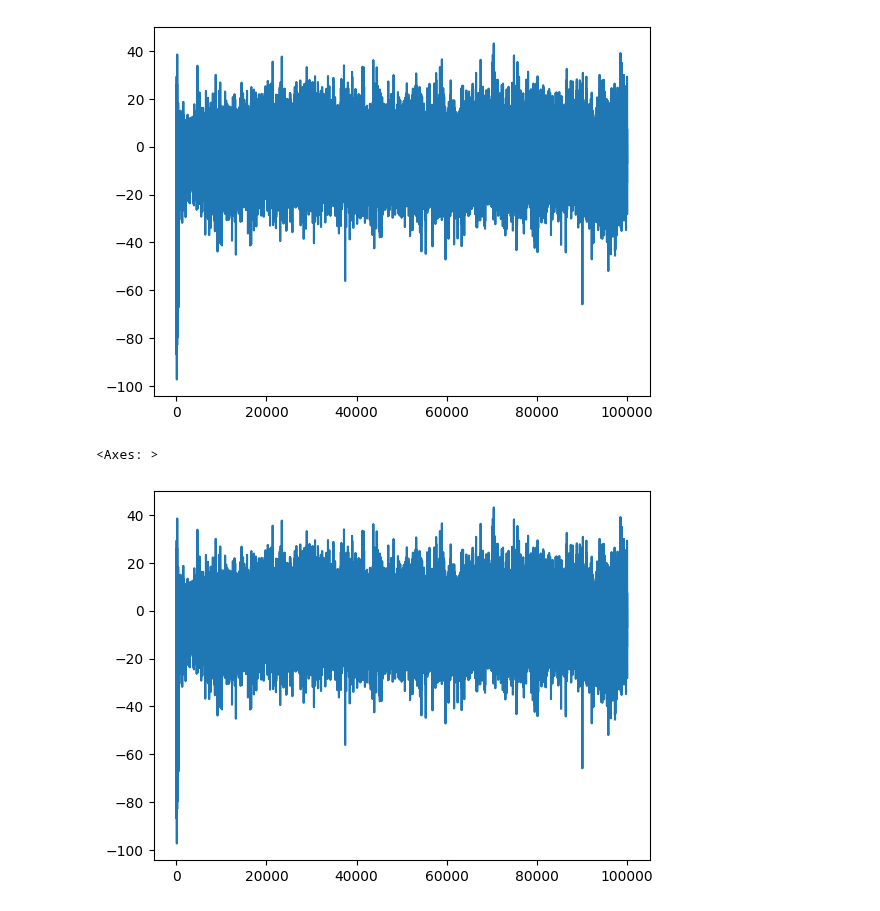
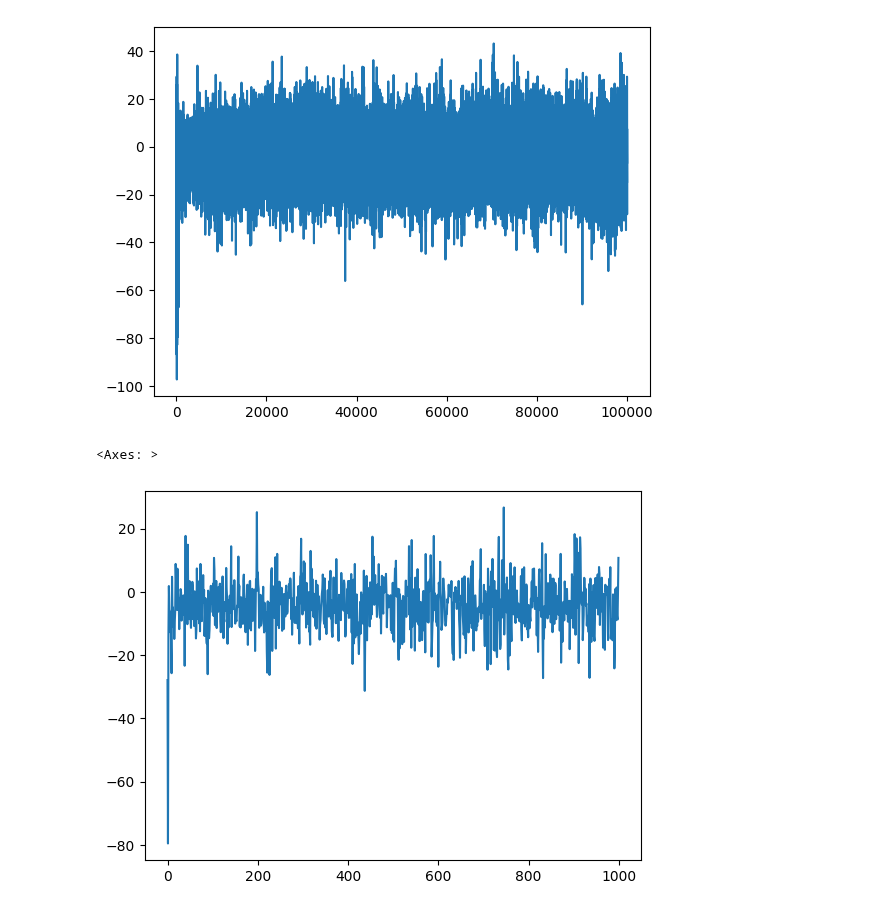
Before and after one commit to Kikuru29/WorldModel2023, a Jupyter notebook: otk/AgileRL-MATD3/simple_adversary_v3/nb-show-fitness.ipynb, the cells around one changed output. Drawn from its saved outputs; the diff is of its cells as text; code cells hidden in the pictures.

```diff
--- a/otk/AgileRL-MATD3/simple_adversary_v3/nb-show-fitness.ipynb
+++ b/otk/AgileRL-MATD3/simple_adversary_v3/nb-show-fitness.ipynb
@@ -64,7 +66,7 @@ plt.plot(scores[0][0:-1])
 [<matplotlib.lines.Line2D at 0x...>]
 [figure]
 # %%
-sns.lineplot(scores[0][0:-1], errorbar=('ci', 95))
+sns.lineplot(scores[0][0:-1:100], errorbar=('ci', 95))
 # %% [output]
 <Axes: >
-[figure, old version]
+[figure, new version]
```
Also changed, not shown: parts of 3 cells of this notebook, 1 other file.
